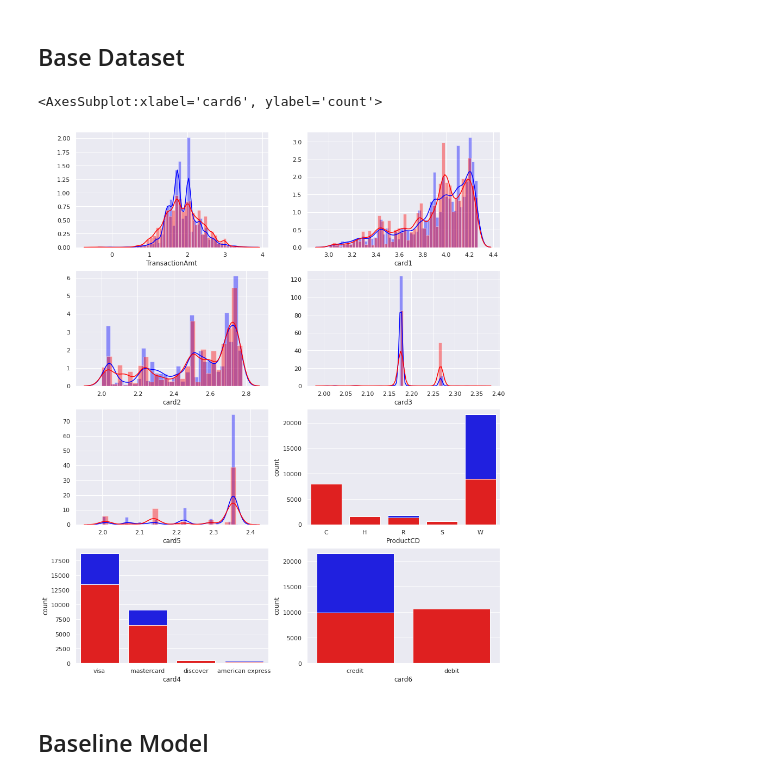
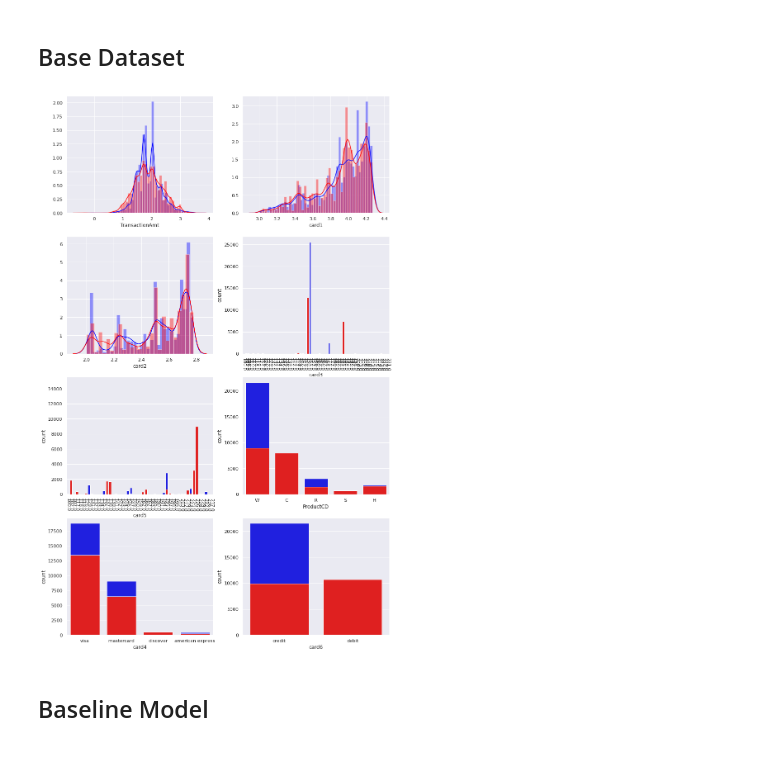
Before and after one commit to VladimirIsakov91/IEEE-CISFraudDetection, a Jupyter notebook: IEEE-CISFraudDetection.ipynb, the cells around one changed output. Drawn from its saved outputs; the diff is of its cells as text; code cells hidden in the pictures.

```diff
--- a/IEEE-CISFraudDetection.ipynb
+++ b/IEEE-CISFraudDetection.ipynb
@@ -96,10 +109,26 @@ sample.to_csv('./data/sample.csv', header=True, idnex=True)
 # %%
-types = {'TransactionAmt': 'float32', 'ProductCD': 'category', 'card1': 'float32', 'card2': 'float32', 'card3': 'float32', 'card4': 'category', 'card5': 'float32', 'card6': 'category'}
+types = {'TransactionAmt': 'float32',
+         'ProductCD': 'category',
+         'addr1': 'float32',
+         'addr2': 'category',
+         'dist1': 'float32',
+         'dist2': 'float32',
+         'P_emaildomain': 'category',
+         'R_emaildomain': 'category',
+         'card1': 'float32',
+         'card2': 'float32',
+         'card3': 'category',
+         'card4': 'category',
+         'card5': 'category',
+         'card6': 'category'}
+
 types.update({f'C{i}': 'float32' for i in range(1,15)})
 types.update({f'M{i}': 'category' for i in range(1,10)})
 types.update({f'D{i}': 'float32' for i in range(1,16)})
-types.update({'addr1': 'float32', 'addr2': 'float32', 'dist1': 'float32', 'dist2': 'float32', 'P_emaildomain': 'category', 'R_emaildomain': 'category'})
 types.update({f'V{i}': 'float32' for i in range(1, 340)})
+
+categorical = [k for k, v in types.items() if v == 'category']
+numerical = [k for k, v in types.items() if v != 'category']
 # %%
 data = pandas.read_csv('./data/sample.csv', header=0, dtype=types).set_index('TransactionID')
 # %%
@@ -134,12 +163,9 @@ Name: isFraud, dtype: int64
 # %%
 mean_imp = SimpleImputer(strategy='mean')
 mode_imp = SimpleImputer(strategy='most_frequent')
-# %%
-X[['card1', 'card2', 'card3', 'card5', 'addr1', 'addr2', 'dist1', 'dist2']] = mean_imp.fit_transform(X[['card1', 'card2', 'card3', 'card5', 'addr1', 'addr2', 'dist1', 'dist2']])
-X[['card4', 'card6', 'P_emaildomain', 'R_emaildomain']] = mode_imp.fit_transform(X[['card4', 'card6', 'P_emaildomain', 'R_emaildomain']])
-X[[f'M{i}' for i in range(1,10)]] = mode_imp.fit_transform(X[[f'M{i}' for i in range(1,10)]])
-X[[f'D{i}' for i in range(1,16)]] = mean_imp.fit_transform(X[[f'D{i}' for i in range(1,16)]])
-X[[f'V{i}' for i in range(1,340)]] = mean_imp.fit_transform(X[[f'V{i}' for i in range(1,340)]])
+# %%
+X[numerical] = mean_imp.fit_transform(X[numerical])
+X[categorical] = mode_imp.fit_transform(X[categorical])
 # %%
 X.isnull().sum()
 # %% [output]
@@ -259,26 +279,27 @@ X_base = X_base[['TransactionAmt', 'card1', 'card2', 'card3', 'card5', 'ProductC
 X_p = X_base[y==1]
 X_n = X_base[y==0]
 # %%
-f, ax = plt.subplots(nrows=4, ncols=2, figsize=(14,18))
+f, ax = plt.subplots(nrows=4, ncols=2, figsize=(14,24))
 sns.distplot(a=numpy.log10(X_n['TransactionAmt']), ax=ax[0,0], color='blue')
 sns.distplot(a=numpy.log10(X_p['TransactionAmt']), ax=ax[0,0], color='red')
 sns.distplot(a=numpy.log10(X_n['card1']), ax=ax[0,1], color='blue')
 sns.distplot(a=numpy.log10(X_p['card1']), ax=ax[0,1], color='red')
 sns.distplot(a=numpy.log10(X_n['card2']), ax=ax[1,0], color='blue')
 sns.distplot(a=numpy.log10(X_p['card2']), ax=ax[1,0], color='red')
-sns.distplot(a=numpy.log10(X_n['card3']), ax=ax[1,1], color='blue')
-sns.distplot(a=numpy.log10(X_p['card3']), ax=ax[1,1], color='red')
-sns.distplot(a=numpy.log10(X_n['card5']), ax=ax[2,0], color='blue')
-sns.distplot(a=numpy.log10(X_p['card5']), ax=ax[2,0], color='red')
+sns.countplot(x='card3', data=X_n, ax=ax[1,1], color='blue')
+sns.countplot(x='card3', data=X_p, ax=ax[1,1], color='red')
+sns.countplot(x='card5', data=X_n, ax=ax[2,0], color='blue')
+sns.countplot(x='card5', data=X_p, ax=ax[2,0], color='red')
 sns.countplot(x='ProductCD', data=X_n, ax=ax[2,1], color='blue')
 sns.countplot(x='ProductCD', data=X_p, ax=ax[2,1], color='red')
 sns.countplot(x='card4', data=X_n, ax=ax[3,0], color='blue')
 sns.countplot(x='card4', data=X_p, ax=ax[3,0], color='red')
 sns.countplot(x='card6', data=X_n, ax=ax[3,1], color='blue')
 sns.countplot(x='card6', data=X_p, ax=ax[3,1], color='red')
+ax[1,1].tick_params(axis='x', labelrotation=270)
+ax[2,0].tick_params(axis='x', labelrotation=270)
 # %% [output]
-<AxesSubplot:xlabel='card6', ylabel='count'>
-[figure, old version]
+[figure, new version]
 # %% [markdown]
 ## Baseline Model
 # %%
```
Also changed, not shown: parts of 63 cells of this notebook.
